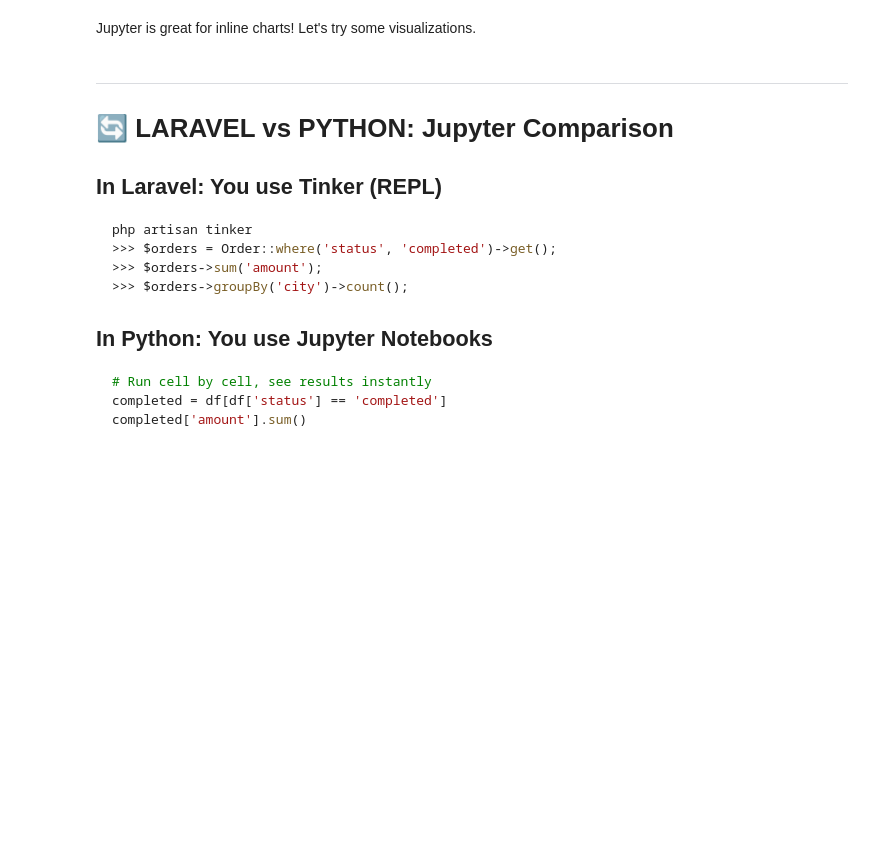
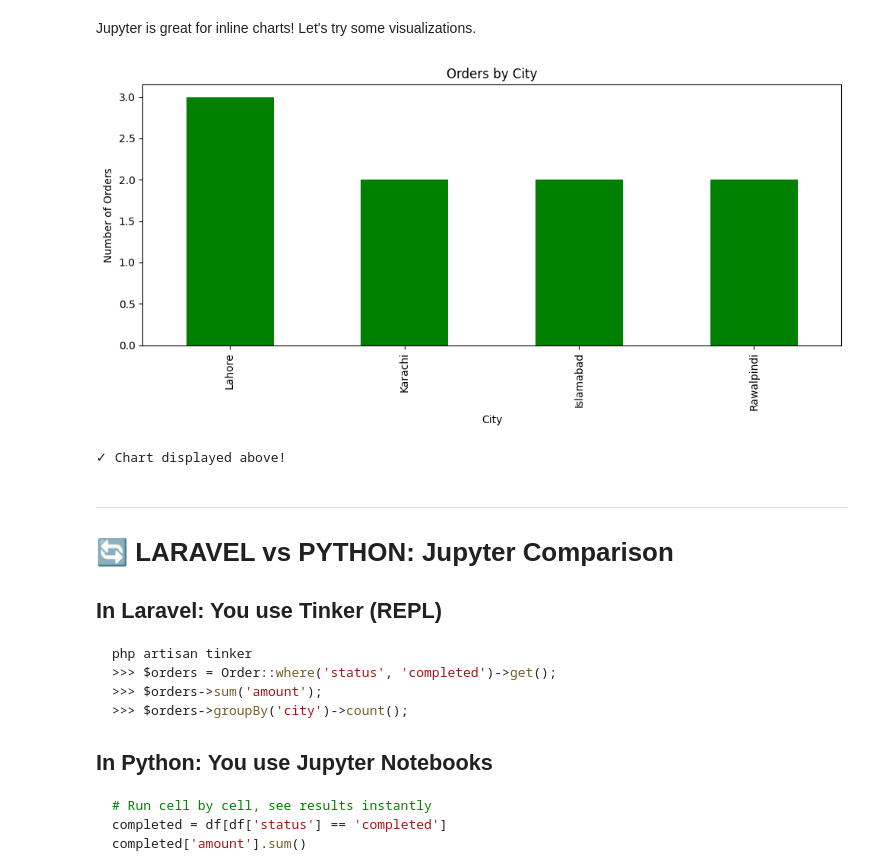
Before and after one commit to AhsanDev21/my-ai-learning, a Jupyter notebook: day6_jupyter/python_basics.ipynb, the cells around one changed output. Saved outputs shown, nothing was run; the diff lists cells and outputs as text; code cells hidden in the pictures; blank space fills up the shorter version.

```diff
--- a/day6_jupyter/python_basics.ipynb
+++ b/day6_jupyter/python_basics.ipynb
@@ -165,18 +257,21 @@ Jupyter is great for inline charts! Let's try some visualizations.
 # %%
 import matplotlib.pyplot as plt
 
 # Simple bar chart of orders by city
 city_counts = df['city'].value_counts()
 
 plt.figure(figsize=(10, 5))
-city_counts.plot(kind='bar', color='steelblue')
+city_counts.plot(kind='bar', color='green')
 plt.title('Orders by City')
 plt.xlabel('City')
 plt.ylabel('Number of Orders')
 plt.tight_layout()
 plt.show()
 
 print("✓ Chart displayed above!")
+# %% [output]
+[figure, added]
+✓ Chart displayed above!
 # %% [markdown]
 ---
 # 🔄 LARAVEL vs PYTHON: Jupyter Comparison
```
Also changed, not shown: parts of 12 cells of this notebook, 1 other file.
